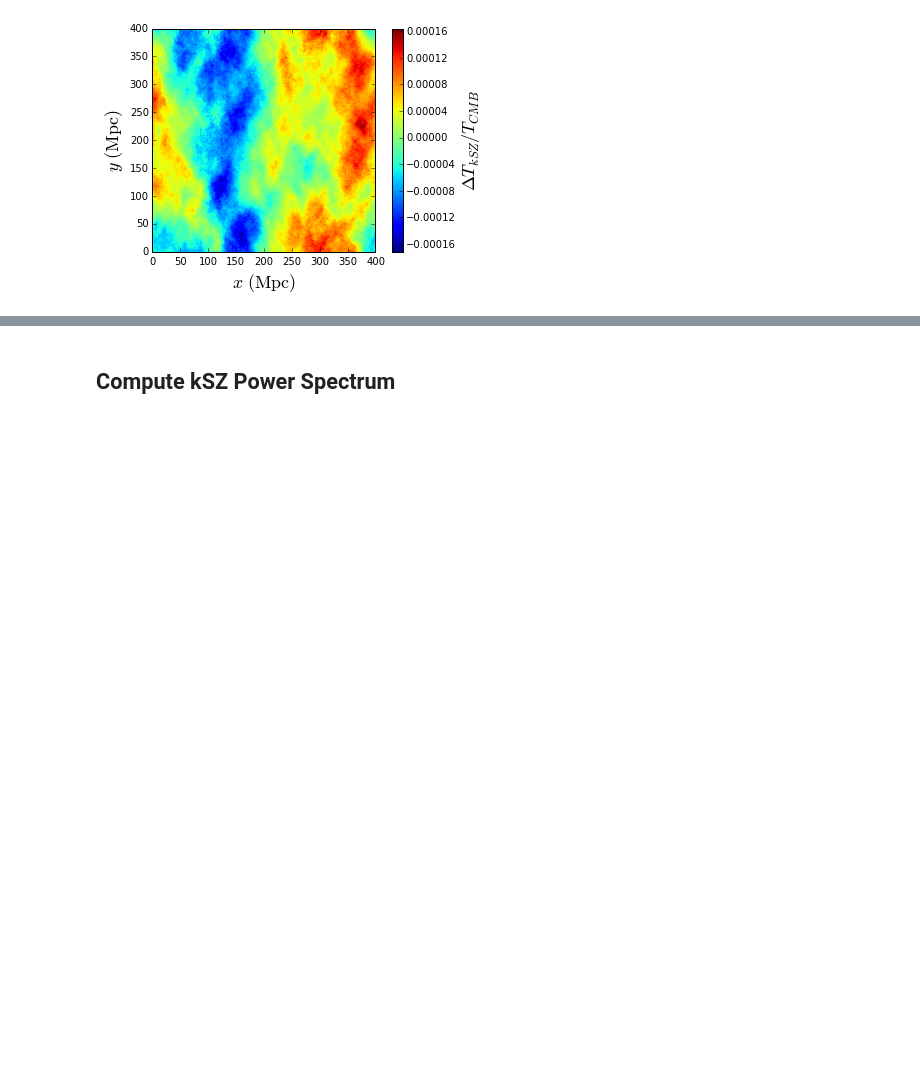
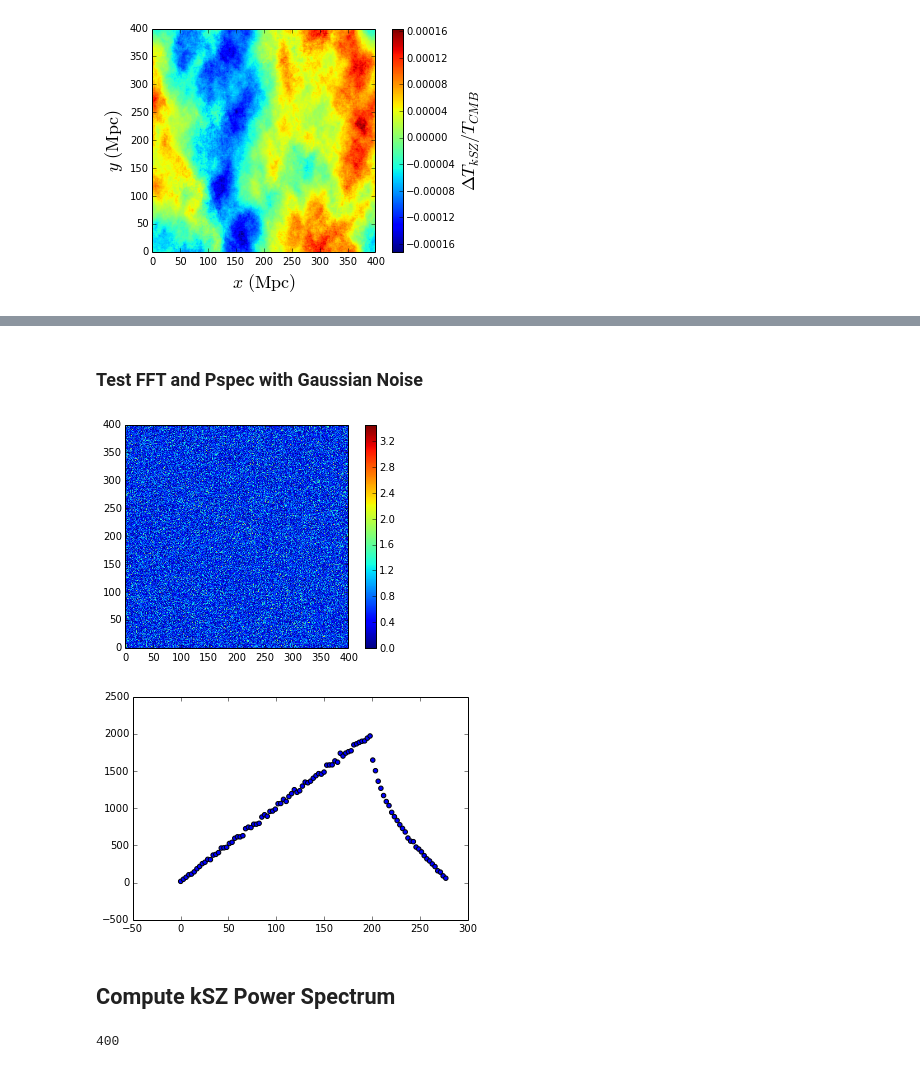
Before and after one commit to mpresley42/KSZ_21cm_Constraints, a Jupyter notebook: code/Python/ComputeTau.ipynb, the cells around one changed output, grey strips where cells are left out. Saved outputs shown, nothing was run; the diff lists cells and outputs as text; code cells hidden in the pictures; blank space fills up the shorter version.

```diff
--- a/code/Python/ComputeTau.ipynb
+++ b/code/Python/ComputeTau.ipynb
@@ -257,3 +310,19 @@ cb.set_label(r"$\Delta T_{kSZ}/T_{CMB}$",fontsize=18)
+# %% [markdown]
+### Test FFT and Pspec with Gaussian Noise
+# %%
+kx = np.arange(-dTkSZ_FT.shape[0]/2.,dTkSZ_FT.shape[0]/2.,dtype=np.float64)
+ky = np.arange(-dTkSZ_FT.shape[1]/2.,dTkSZ_FT.shape[1]/2.,dtype=np.float64)
+ft = np.abs(np.random.multivariate_normal((0.,10.),np.array([[0.5,0.],[0.,0.5]]),dTkSZ_FT.shape))
+plt.imshow(ft[:,:,0],origin='lower');plt.colorbar(); plt.show()
+kbins,pspec = pspec_2d(kx,ky,ft[:,:,0])
+plt.scatter(kbins,pspec); plt.show()
+# %% [output]
+[figure, added]
+[figure, added]
 # %% [markdown]
 ## Compute kSZ Power Spectrum
+# %%
+pms['xyMpc']
+# %% [output]
+400
 # %%
```
Also changed, not shown: parts of 15 cells of this notebook.
